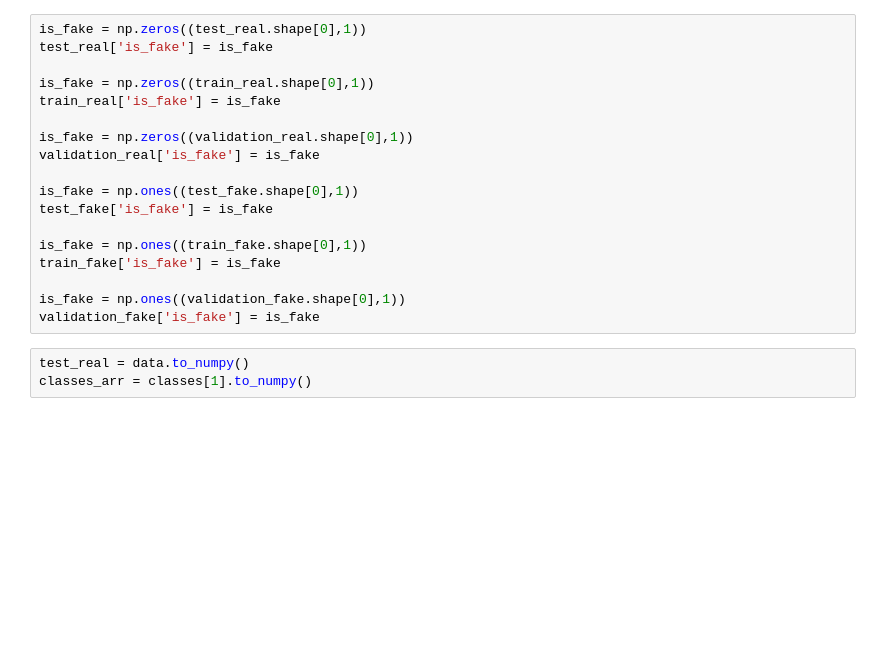
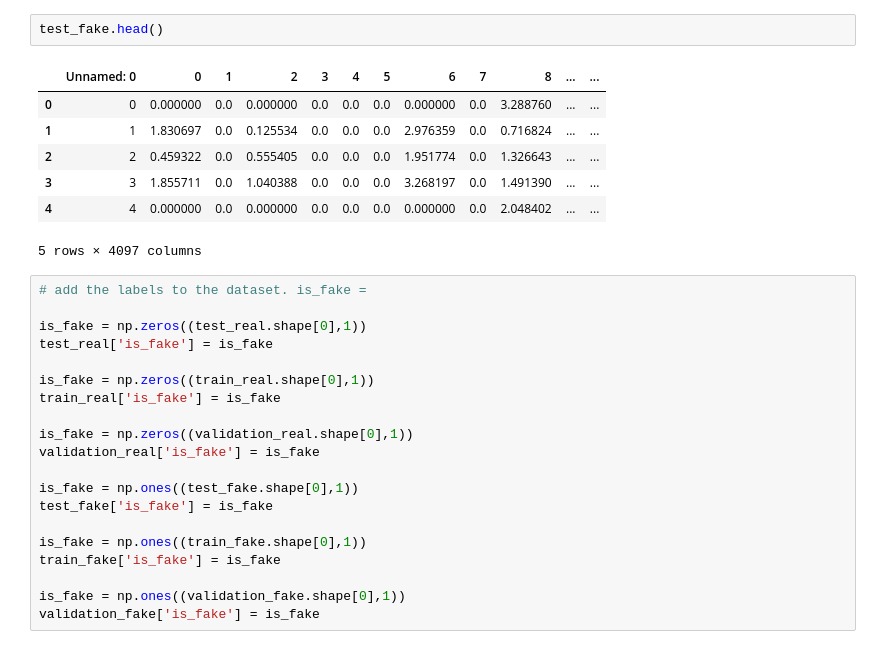
Before and after one commit to Argamant/deepfake, a Jupyter notebook: demo/k_nearest.ipynb, the cells around one changed output. Saved outputs shown, nothing was run; the diff lists cells and outputs as text; blank space fills up the shorter version.

```diff
--- a/demo/k_nearest.ipynb
+++ b/demo/k_nearest.ipynb
@@ -16,4 +29,16 @@ validation_fake =  pd.read_csv('validation_fake.csv', sep = ',', header = None)
+# %%
+test_fake.head()
+# %% [output]
+|  | Unnamed: 0 | 0 | 1 | 2 | 3 | 4 | 5 | 6 | 7 | 8 | ... | ... |
+| 0 | 0 | 0.000000 | 0.0 | 0.000000 | 0.0 | 0.0 | 0.0 | 0.000000 | 0.0 | 3.288760 | ... | ... |
+| 1 | 1 | 1.830697 | 0.0 | 0.125534 | 0.0 | 0.0 | 0.0 | 2.976359 | 0.0 | 0.716824 | ... | ... |
+| 2 | 2 | 0.459322 | 0.0 | 0.555405 | 0.0 | 0.0 | 0.0 | 1.951774 | 0.0 | 1.326643 | ... | ... |
+| 3 | 3 | 1.855711 | 0.0 | 1.040388 | 0.0 | 0.0 | 0.0 | 3.268197 | 0.0 | 1.491390 | ... | ... |
+| 4 | 4 | 0.000000 | 0.0 | 0.000000 | 0.0 | 0.0 | 0.0 | 0.000000 | 0.0 | 2.048402 | ... | ... |
+5 rows × 4097 columns
 # %%
+# add the labels to the dataset. is_fake =
+
 is_fake = np.zeros((test_real.shape[0],1))
 test_real['is_fake'] = is_fake
 
@@ -31,6 +56,3 @@ train_fake['is_fake'] = is_fake
 
 is_fake = np.ones((validation_fake.shape[0],1))
 validation_fake['is_fake'] = is_fake
-# %%
-test_real = data.to_numpy()
-classes_arr = classes[1].to_numpy()
```
Also changed, not shown: parts of 25 cells of this notebook.
